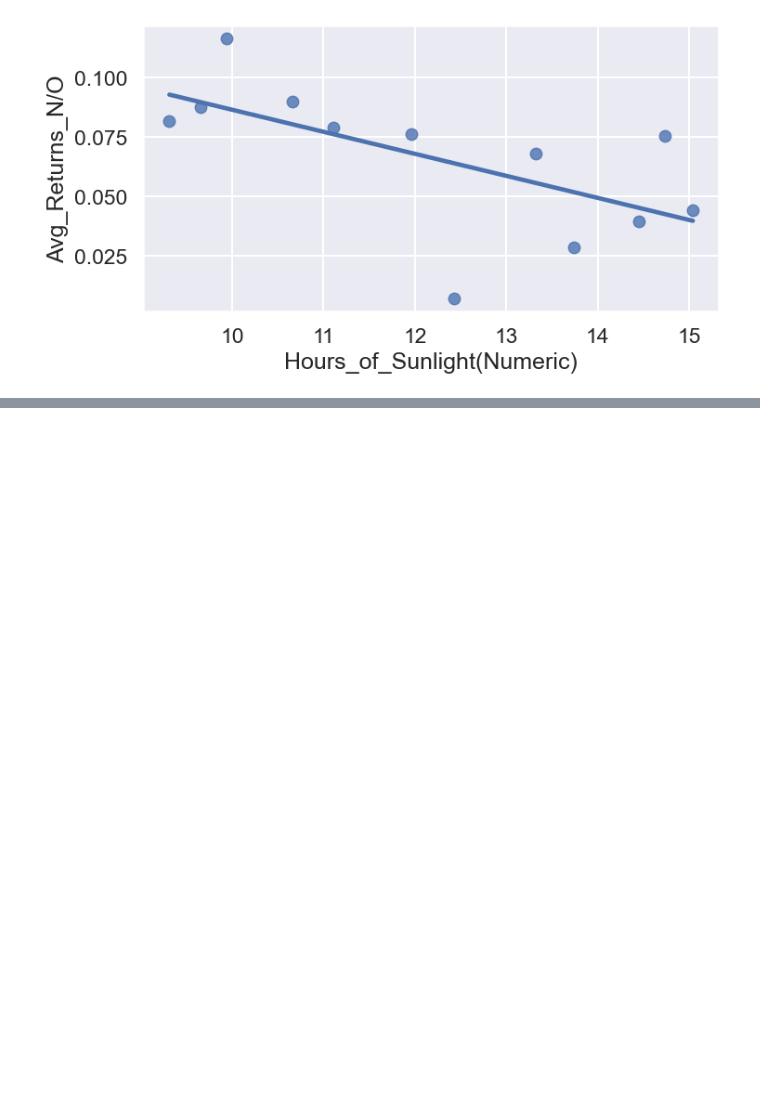
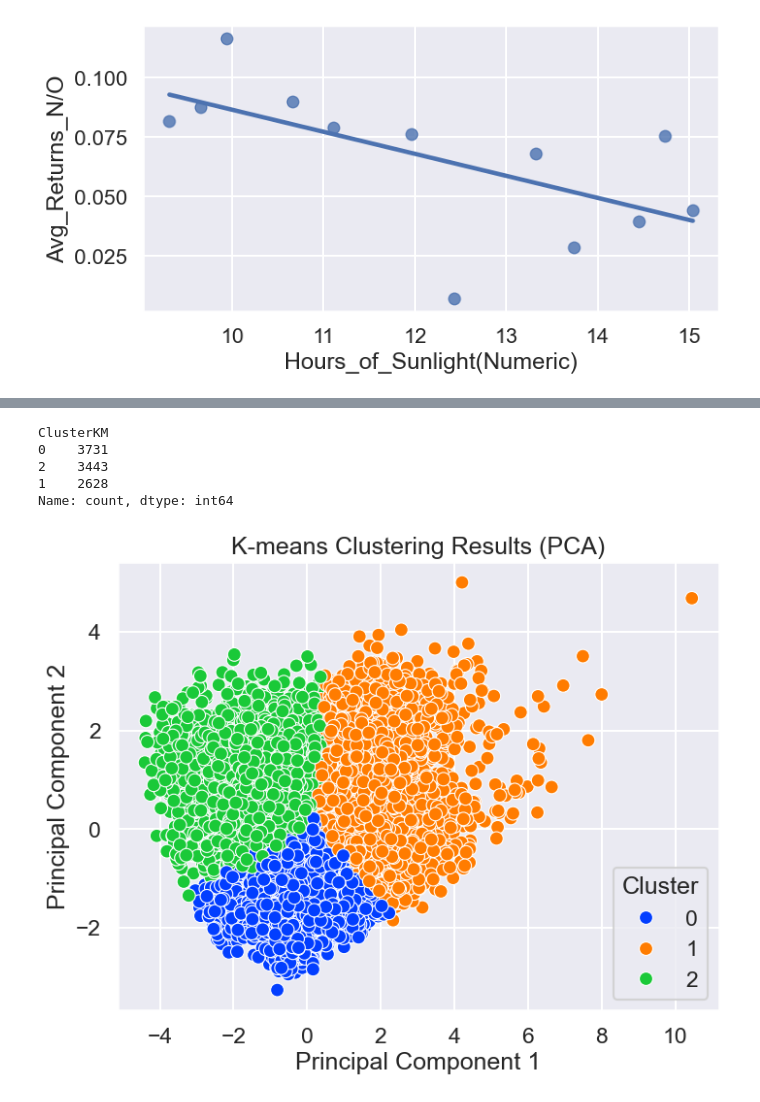
Before and after one commit to wangleo1/SADvsNYSE, a Jupyter notebook: notebooks/NYC_model.ipynb, the cells around one changed output, grey strips where cells are left out. Saved outputs shown, nothing was run; the diff lists cells and outputs as text; code cells hidden in the pictures; blank space fills up the shorter version.

```diff
--- a/notebooks/NYC_model.ipynb
+++ b/notebooks/NYC_model.ipynb
@@ -101,0 +196,21 @@ sns.regplot(x=Monthly_NYC['Hours_of_Sunlight(Numeric)'], y = Monthly_NYC['Avg_Re
+# %%
+#number of results per cluster
+Weather_kmeans['ClusterKM'].value_counts()
+# %% [output]
+ClusterKM
+0    3731
+2    3443
+1    2628
+Name: count, dtype: int64
+# %%
+# Create a scatter plot of the clusters in the first two principal components
+plt.figure(figsize=(8, 6))
+sns.scatterplot(x=x_pca[:, 0], y=x_pca[:, 1], hue=cluster_labels, palette='bright', s=100)
+
+plt.xlabel('Principal Component 1')
+plt.ylabel('Principal Component 2')
+plt.title('K-means Clustering Results (PCA)')
+plt.legend(title='Cluster')
+plt.show()
+# %% [output]
+[figure, added]
```
Also changed, not shown: parts of 16 cells of this notebook.
